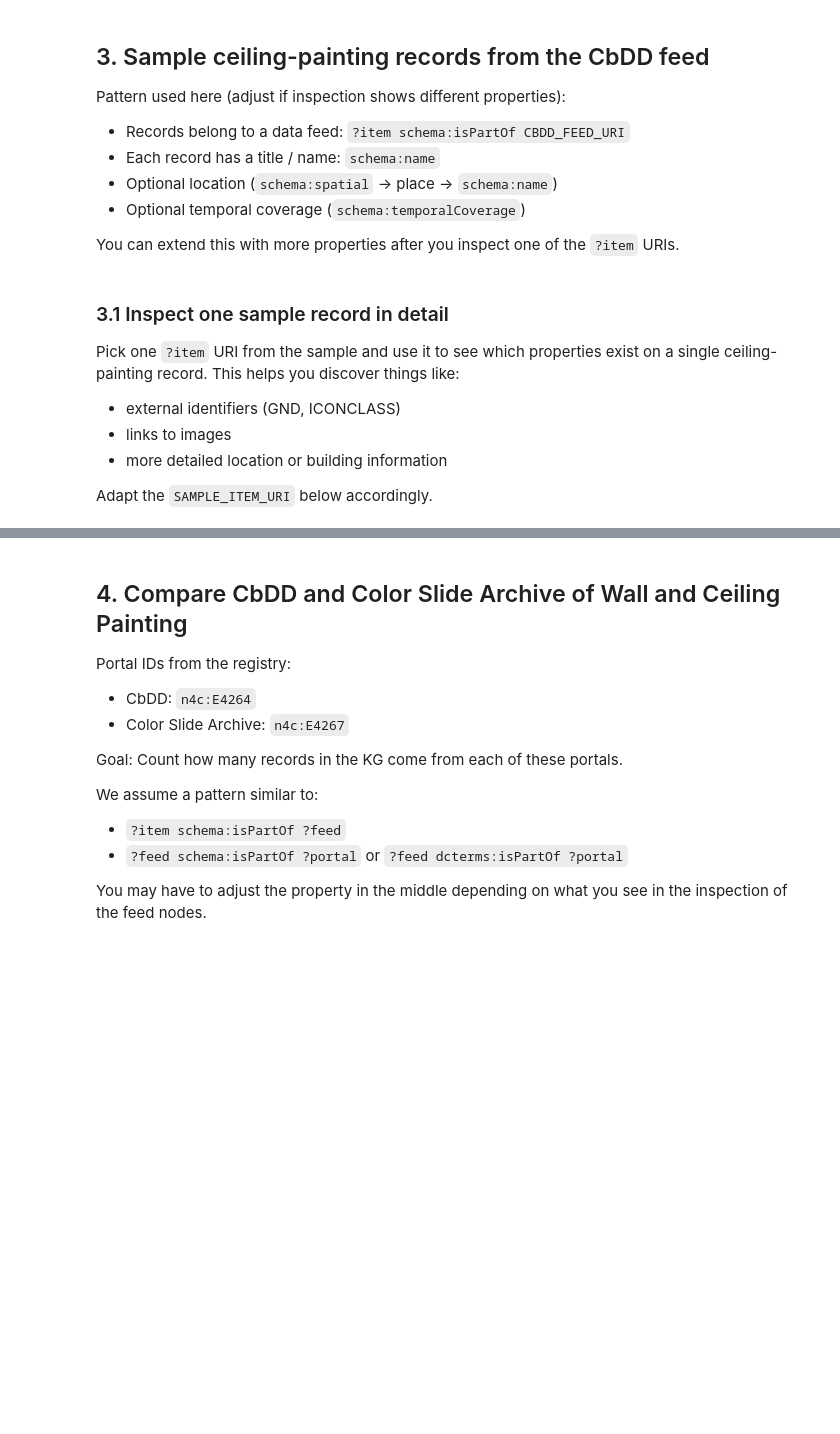
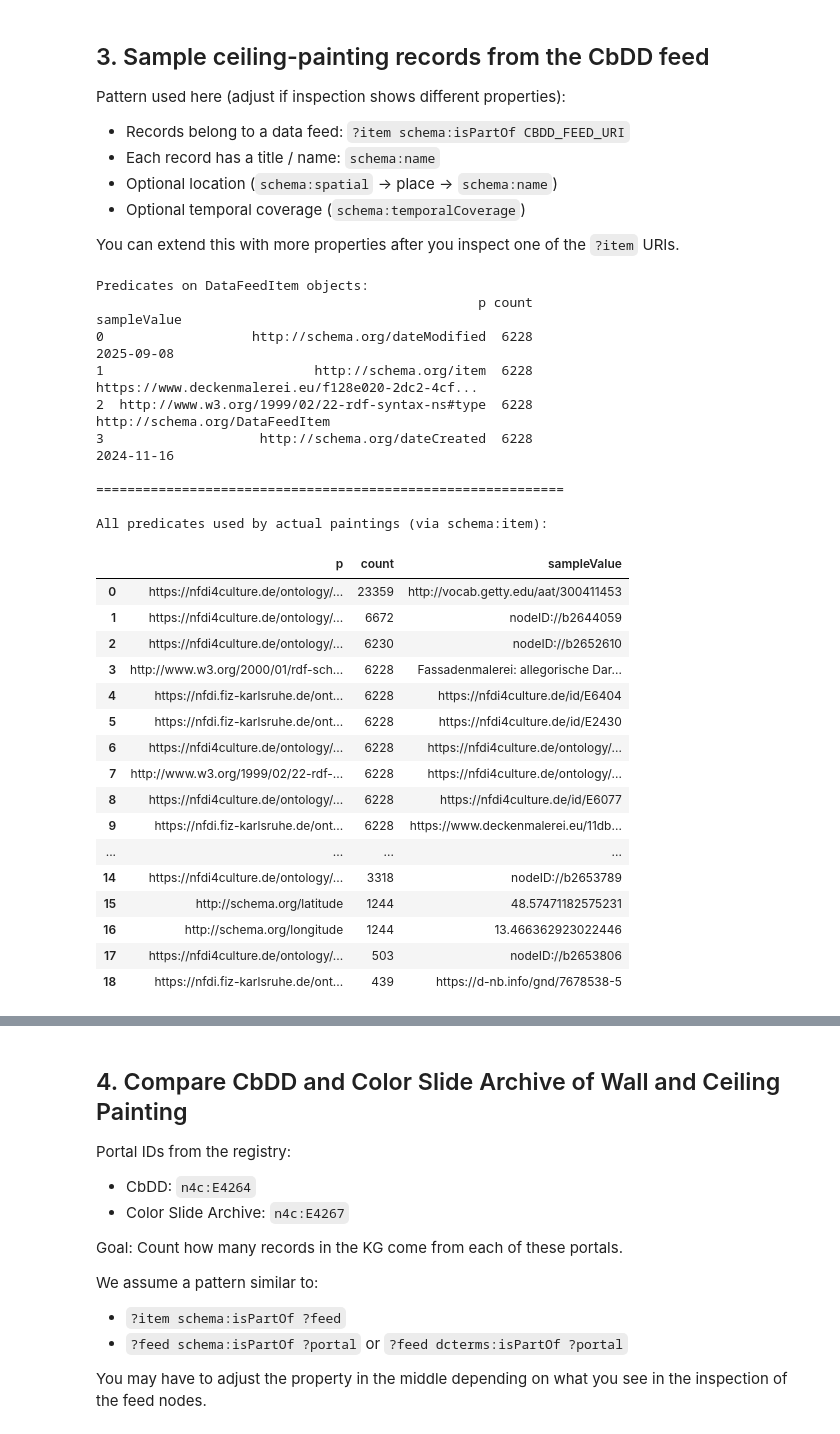
Before and after one commit to ThanosDrossos/DataStories, a Jupyter notebook: DataStory_Baroque.ipynb, the cells around one changed output, grey strips where cells are left out. Cells and saved outputs as stored; diff of their text form; code cells hidden in the pictures; blank space fills up the shorter version.

```diff
--- a/DataStory_Baroque.ipynb
+++ b/DataStory_Baroque.ipynb
@@ -137,10 +302,0 @@ df_cbdd_items_sample.head()
-# %% [markdown]
-### 3.1 Inspect one sample record in detail
-
-Pick one `?item` URI from the sample and use it to see which properties exist on a single ceiling-painting record.
-This helps you discover things like:
-- external identifiers (GND, ICONCLASS)
-- links to images
-- more detailed location or building information
-
-Adapt the `SAMPLE_ITEM_URI` below accordingly.
@@ -164,0 +303,64 @@ else:
+# %%
+# The feed uses schema:dataFeedElement -> DataFeedItem -> schema:item -> actual painting
+# Let's first understand the structure of the DataFeedItems
+
+query_item_predicates = """
+SELECT ?p (COUNT(?o) AS ?count) (SAMPLE(?o) AS ?sampleValue)
+WHERE {
+  n4c:E6077 schema:dataFeedElement ?item .
+  ?item ?p ?o .
+}
+GROUP BY ?p
+ORDER BY DESC(?count)
+LIMIT 30
+"""
+
+df_item_preds = run_sparql(query_item_predicates)
+print("Predicates on DataFeedItem objects:")
+print(df_item_preds)
+print("\n" + "="*60 + "\n")
+
+# Now let's explore the actual paintings (via schema:item)
+query_painting_predicates = f"""
+SELECT ?p (COUNT(?o) AS ?count) (SAMPLE(?o) AS ?sampleValue)
+WHERE {{
+  {CBDD_FEED_URI} schema:dataFeedElement ?feedItem .
+  ?feedItem schema:item ?painting .
+  ?painting ?p ?o .
+}}
+GROUP BY ?p
+ORDER BY DESC(?count)
+LIMIT 50
+"""
+
+df_painting_preds = run_sparql(query_painting_predicates)
+print("All predicates used by actual paintings (via schema:item):")
+df_painting_preds
+# %% [output]
+Predicates on DataFeedItem objects:
+                                                 p count                                        sampleValue
+0                   http://schema.org/dateModified  6228                                         2025-09-08
+1                           http://schema.org/item  6228  https://www.deckenmalerei.eu/f128e020-2dc2-4cf...
+2  http://www.w3.org/1999/02/22-rdf-syntax-ns#type  6228                     http://schema.org/DataFeedItem
+3                    http://schema.org/dateCreated  6228                                         2024-11-16
+
+============================================================
+
+All predicates used by actual paintings (via schema:item):
+|  | p | count | sampleValue |
+| 0 | https://nfdi4culture.de/ontology/... | 23359 | http://vocab.getty.edu/aat/300411453 |
+| 1 | https://nfdi4culture.de/ontology/... | 6672 | nodeID://b2644059 |
+| 2 | https://nfdi4culture.de/ontology/... | 6230 | nodeID://b2652610 |
+| 3 | http://www.w3.org/2000/01/rdf-sch... | 6228 | Fassadenmalerei: allegorische Dar... |
+| 4 | https://nfdi.fiz-karlsruhe.de/ont... | 6228 | https://nfdi4culture.de/id/E6404 |
+| 5 | https://nfdi.fiz-karlsruhe.de/ont... | 6228 | https://nfdi4culture.de/id/E2430 |
+| 6 | https://nfdi4culture.de/ontology/... | 6228 | https://nfdi4culture.de/ontology/... |
+| 7 | http://www.w3.org/1999/02/22-rdf-... | 6228 | https://nfdi4culture.de/ontology/... |
+| 8 | https://nfdi4culture.de/ontology/... | 6228 | https://nfdi4culture.de/id/E6077 |
+| 9 | https://nfdi.fiz-karlsruhe.de/ont... | 6228 | https://www.deckenmalerei.eu/11db... |
+| ... | ... | ... | ... |
+| 14 | https://nfdi4culture.de/ontology/... | 3318 | nodeID://b2653789 |
+| 15 | http://schema.org/latitude | 1244 | 48.57471182575231 |
+| 16 | http://schema.org/longitude | 1244 | 13.466362923022446 |
+| 17 | https://nfdi4culture.de/ontology/... | 503 | nodeID://b2653806 |
+| 18 | https://nfdi.fiz-karlsruhe.de/ont... | 439 | https://d-nb.info/gnd/7678538-5 |
```
Also changed, not shown: parts of 25 cells of this notebook, 1 other file.
